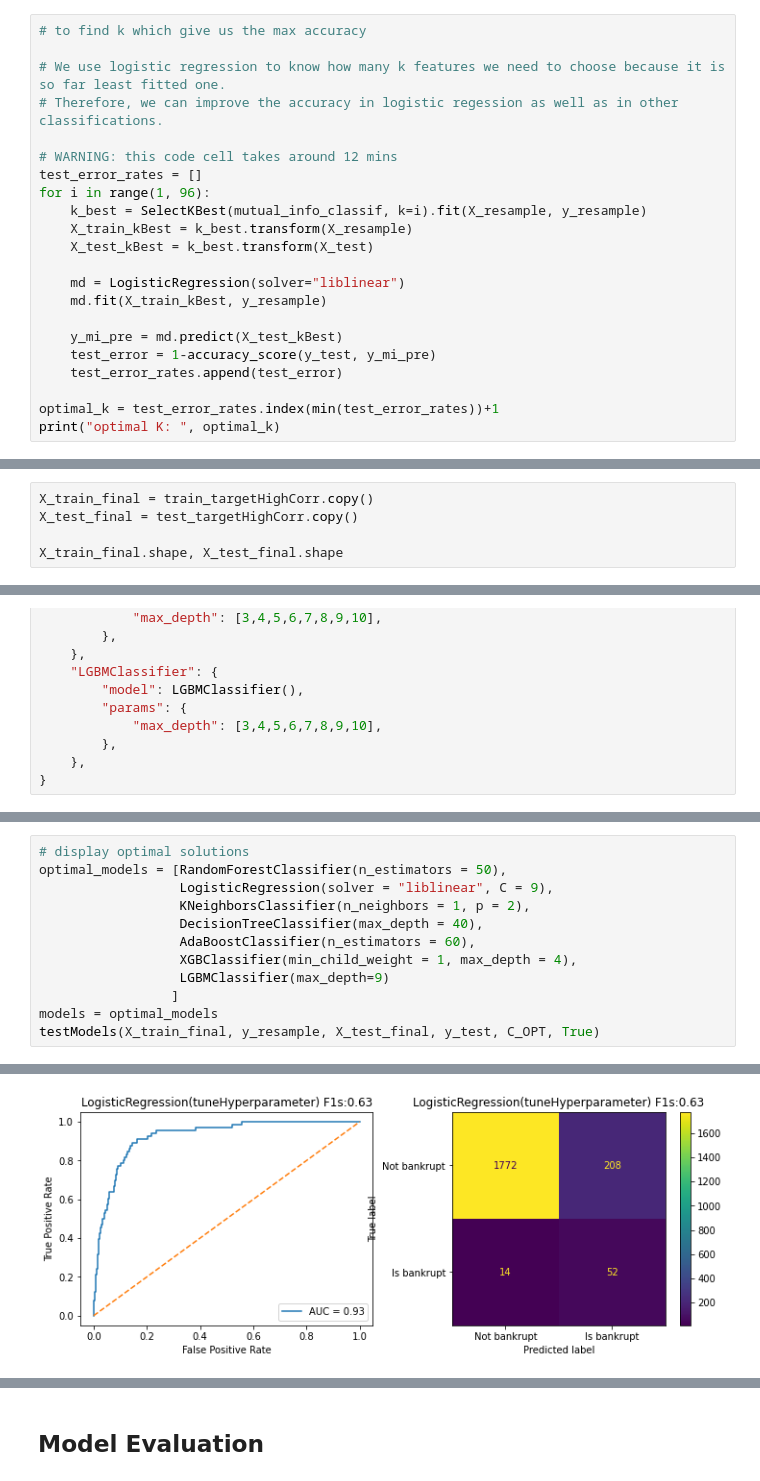
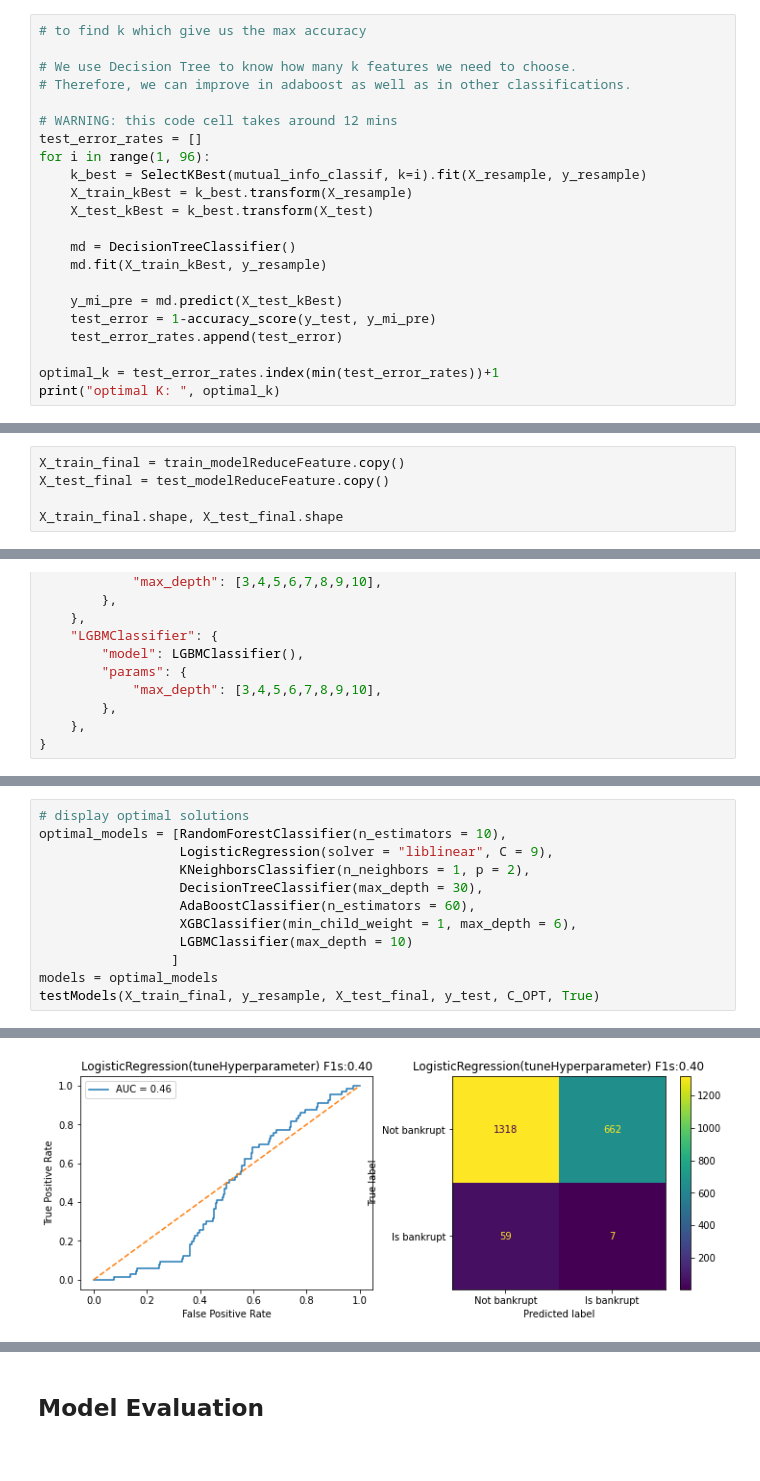
Before and after one commit to gg41825/ml-group-project, a Jupyter notebook: Bankruptcy_Jan20_final.ipynb, the cells around one changed output, grey strips where cells are left out. Cells and saved outputs as stored; diff of their text form.

```diff
--- a/Bankruptcy_Jan20_final.ipynb
+++ b/Bankruptcy_Jan20_final.ipynb
@@ -765,8 +764,8 @@ Text(0, 0.5, 'Mutual Information')
 # %%
 # to find k which give us the max accuracy
 
-# We use logistic regression to know how many k features we need to choose because it is so far least fitted one.
-# Therefore, we can improve the accuracy in logistic regession as well as in other classifications.
+# We use Decision Tree to know how many k features we need to choose.
+# Therefore, we can improve in adaboost as well as in other classifications.
 
 # WARNING: this code cell takes around 12 mins
 test_error_rates = []
@@ -775,7 +774,7 @@ for i in range(1, 96):
     X_train_kBest = k_best.transform(X_resample)
     X_test_kBest = k_best.transform(X_test)
 
-    md = LogisticRegression(solver="liblinear")
+    md = DecisionTreeClassifier()
     md.fit(X_train_kBest, y_resample)
 
     y_mi_pre = md.predict(X_test_kBest)
@@ -810,6 +809,6 @@ models_f1Score
 # %%
-X_train_final = train_targetHighCorr.copy()
-X_test_final = test_targetHighCorr.copy()
+X_train_final = train_modelReduceFeature.copy()
+X_test_final = test_modelReduceFeature.copy()
 
 X_train_final.shape, X_test_final.shape
 # %% [output]
@@ -902,12 +901,12 @@ df
 # %%
 # display optimal solutions
-optimal_models = [RandomForestClassifier(n_estimators = 50),
+optimal_models = [RandomForestClassifier(n_estimators = 10),
                   LogisticRegression(solver = "liblinear", C = 9),
                   KNeighborsClassifier(n_neighbors = 1, p = 2),
-                  DecisionTreeClassifier(max_depth = 40),
+                  DecisionTreeClassifier(max_depth = 30),
                   AdaBoostClassifier(n_estimators = 60),
-                  XGBClassifier(min_child_weight = 1, max_depth = 4),
-                  LGBMClassifier(max_depth=9)
+                  XGBClassifier(min_child_weight = 1, max_depth = 6),
+                  LGBMClassifier(max_depth = 10)
                  ]
 models = optimal_models
 testModels(X_train_final, y_resample, X_test_final, y_test, C_OPT, True)
@@ -923 +922 @@ LGBMClassifier: train accurancy- 1.00 and test accruancy- 0.96
-[figure, old version]
+[figure, new version]
```
Also changed, not shown: parts of 38 cells of this notebook.
